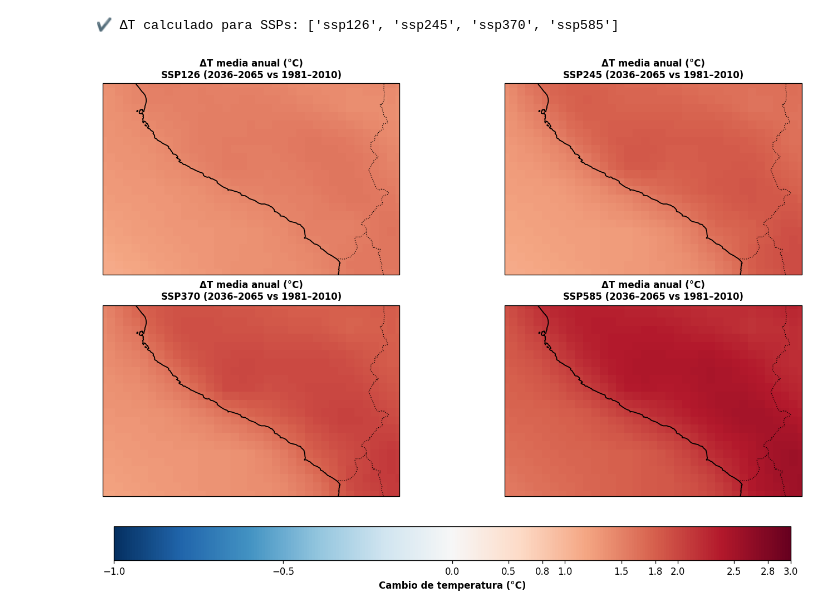
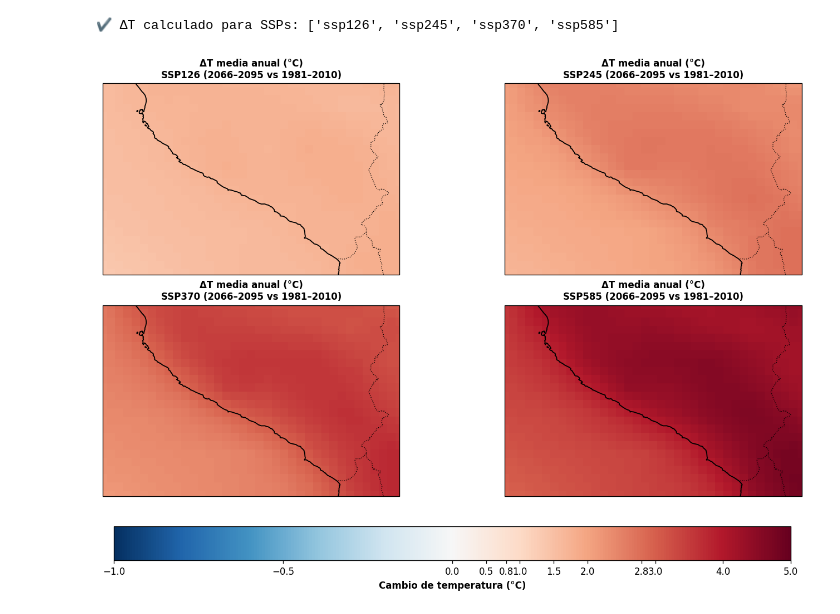
Before and after one commit to Jorgellamocca/Cambio-Clim-tico, a Jupyter notebook: cmip6_mensual_lectura_3.ipynb, the cells around one changed output. Saved outputs shown, nothing was run; the diff lists cells and outputs as text; code cells hidden in the pictures.

```diff
--- a/cmip6_mensual_lectura_3.ipynb
+++ b/cmip6_mensual_lectura_3.ipynb
@@ -1182,8 +1185,12 @@ for ssp in SSP_LIST:
 
         # 🔹 filtro robusto por año (CLAVE)
         ser_sub = ser.where(
-            (ser[tname].dt.year >= 2036) &
-            (ser[tname].dt.year <= 2065),
+            #1ER PERIODO FUTURO
+            #(ser[tname].dt.year >= 2036) &
+            #(ser[tname].dt.year <= 2065),
+            #2DO PERIDO FUTURO
+            (ser[tname].dt.year >= 2066) &
+            (ser[tname].dt.year <= 2095),
             drop=True
         )
 
@@ -1222,7 +1229,8 @@ for ssp in SSP_LIST:
             meses,
             AC_FUT_TAS[ssp][modelo_plot].values,
             lw=1.8,
-            label=f"{ssp.upper()} (2036–2065) LS"
+            #label=f"{ssp.upper()} (2036–2065) LS"
+            label=f"{ssp.upper()} (2066–2095) LS"
         )
 
 # ------------------------------------------------------------
@@ -1289,7 +1297,8 @@ for ssp in SSP_LIST:
             meses,
             AC_FUT_TAS_MME[ssp].values,
             lw=2.0,
-            label=f"MME {ssp.upper()} (2036–2065) LS"
+            #label=f"MME {ssp.upper()} (2036–2065) LS"
+            label=f"MME {ssp.upper()} (2066–2095) LS"
         )
 
 # Etiquetas
@@ -1327,7 +1336,9 @@ CLIM_HIST_ANUAL_TAS = {
 CLIM_FUT_ANUAL_TAS = {}
 for ssp in SSP_LIST:
     CLIM_FUT_ANUAL_TAS[ssp] = {
-        m: sel_period_cftime(TAS_FUT_CORR[ssp][m], 2036, 2065)
+        #m: sel_period_cftime(TAS_FUT_CORR[ssp][m], 2036, 2065)
+        #    .mean("valid_time", skipna=True)
+        m: sel_period_cftime(TAS_FUT_CORR[ssp][m], 2066, 2095)
             .mean("valid_time", skipna=True)
         for m in TAS_FUT_CORR[ssp]
     }
@@ -1388,11 +1399,12 @@ extent = [
 norm = TwoSlopeNorm(
     vmin=-1.0,
     vcenter=0.0,
-    vmax=3.0
+    vmax=5.0
 )
 
 # Ticks personalizados (°C)
-ticks = [-1, -0.5, 0, 0.5, 0.8, 1, 1.5, 1.8, 2, 2.5, 2.8, 3]
+#ticks = [-1, -0.5, 0, 0.5, 0.8, 1, 1.5, 1.8, 2, 2.5, 2.8, 3]
+ticks = [-1, -0.5, 0, 0.5, 0.8, 1, 1.5, 2, 2.8, 3, 4, 5]
 
 # Colormap recomendado para ΔT
 cmap = "RdBu_r"
@@ -1434,32 +1446,33 @@ for ax, ssp in zip(axes, SSP_LIST):
         da.latitude,
         da.values,
         cmap=cmap,
         norm=norm,
         shading="auto",
         transform=proj
     )
 
     ax.set_title(
-        f"ΔT media anual (°C)\n{ssp.upper()} (2036–2065 vs 1981–2010)",
+        #f"ΔT media anual (°C)\n{ssp.upper()} (2036–2065 vs 1981–2010)",
+        f"ΔT media anual (°C)\n{ssp.upper()} (2066–2095 vs 1981–2010)",
         fontweight="bold",
         fontsize=10
     )
 
 # ============================================================
 # BARRA DE COLORES COMÚN
 # ============================================================
 
 cbar = fig.colorbar(
     im,
     ax=axes,
     orientation="horizontal",
     shrink=0.85,
     pad=0.06,
     ticks=ticks
 )
 
 cbar.set_label("Cambio de temperatura (°C)", fontweight="bold")
 
 plt.show()
 # %% [output]
-[figure, old version]
+[figure, new version]
```
Also changed, not shown: parts of 5 cells of this notebook.
